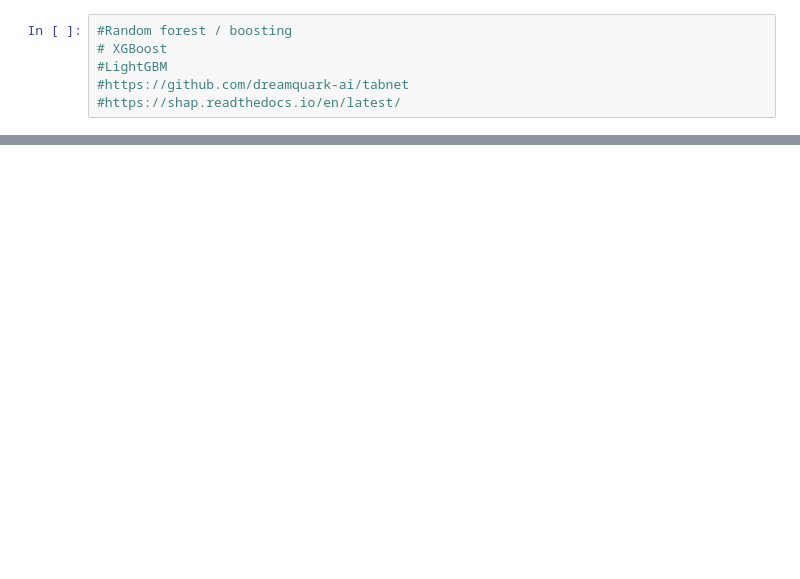
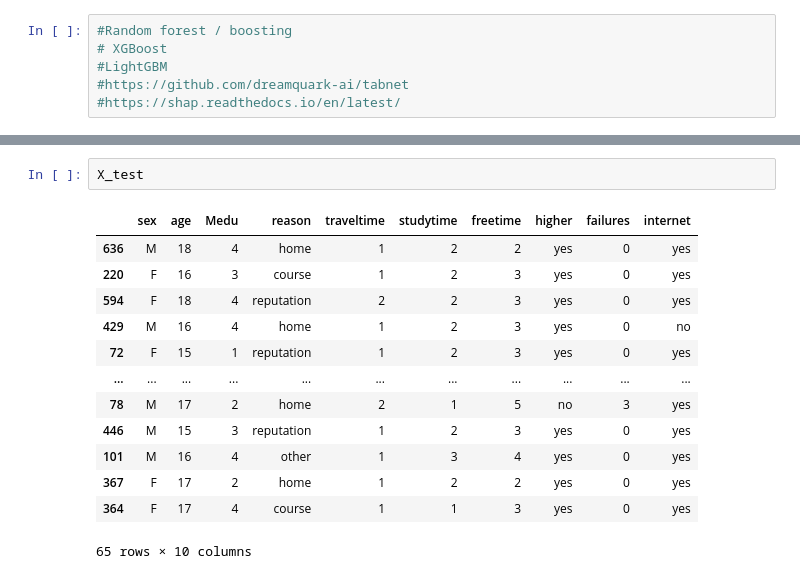
Before and after one commit to Jayesen/ml_for_learners, a Jupyter notebook: Classification.ipynb, the cells around one changed output, grey strips where cells are left out. Cells and saved outputs as stored; diff of their text form; blank space fills up the shorter version.

```diff
--- a/Classification.ipynb
+++ b/Classification.ipynb
@@ -457,0 +465,16 @@ ValueError: Invalid parameter 'learning_rate' for estimator Pipeline(steps=[('pr
+# %%
+X_test
+# %% [output]
+|  | sex | age | Medu | reason | traveltime | studytime | freetime | higher | failures | internet |
+| 636 | M | 18 | 4 | home | 1 | 2 | 2 | yes | 0 | yes |
+| 220 | F | 16 | 3 | course | 1 | 2 | 3 | yes | 0 | yes |
+| 594 | F | 18 | 4 | reputation | 2 | 2 | 3 | yes | 0 | yes |
+| 429 | M | 16 | 4 | home | 1 | 2 | 3 | yes | 0 | no |
+| 72 | F | 15 | 1 | reputation | 1 | 2 | 3 | yes | 0 | yes |
+| ... | ... | ... | ... | ... | ... | ... | ... | ... | ... | ... |
+| 78 | M | 17 | 2 | home | 2 | 1 | 5 | no | 3 | yes |
+| 446 | M | 15 | 3 | reputation | 1 | 2 | 3 | yes | 0 | yes |
+| 101 | M | 16 | 4 | other | 1 | 3 | 4 | yes | 0 | yes |
+| 367 | F | 17 | 2 | home | 1 | 2 | 2 | yes | 0 | yes |
+| 364 | F | 17 | 4 | course | 1 | 1 | 3 | yes | 0 | yes |
+65 rows × 10 columns
```
Also changed, not shown: parts of 4 cells of this notebook, 1 other file.
